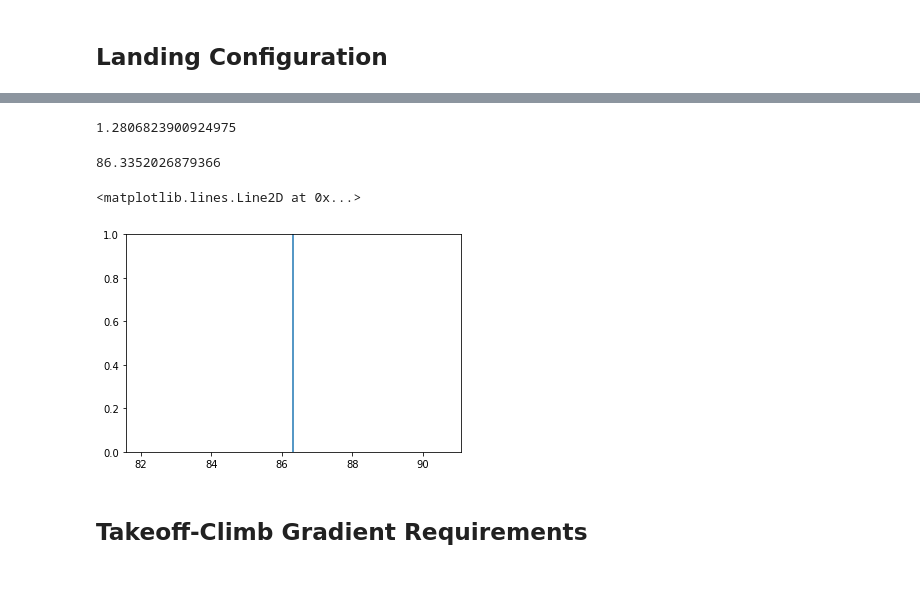
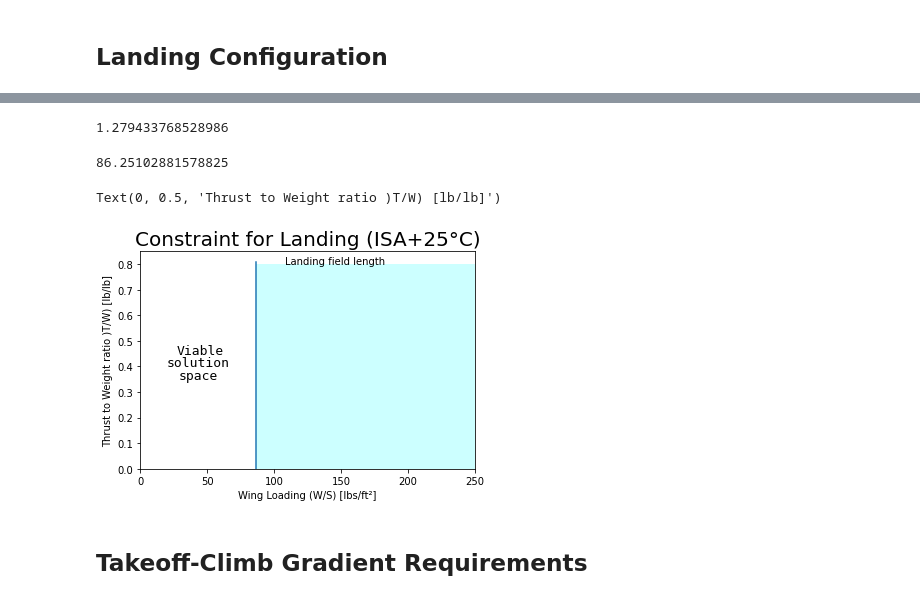
Before and after one commit to phraretein/aircraft_design_project, a Jupyter notebook: C-diagram-ISA+25.ipynb, the cells around one changed output, grey strips where cells are left out. Cells and saved outputs as stored; diff of their text form; code cells hidden in the pictures.

```diff
--- a/C-diagram-ISA+25.ipynb
+++ b/C-diagram-ISA+25.ipynb
@@ -79,4 +51,4 @@ V_A = (S_l_ft/0.3) ** 0.5
 # %%
-V_sl = V_A / 1.3
+V_sl_hot = V_A_hot / 1.3
 # %%
-V_sl_fts = V_sl * 1.68781
+V_sl_fts_hot = V_sl_hot * 1.68781
@@ -92,0 +59,2 @@ W_S_l
+# %%
+W_S_l_hot = (V_sl_fts_hot ** 2) * (rho_hot * sigma_l_hot * CL_max_l_hot) / 2
@@ -116,19 +86,29 @@ plt.show()
 # %%
 # Wing Loading Takeoff Condition
-W_S_to_l = W_S_l * (M_tow/M_lw)
+W_S_to_l_hot = W_S_l_hot * (M_tow_hot/M_lw_hot)
-# %%
-M_tow/M_lw
-# %% [output]
-1.2806823900924975
-# %%
-W_S_to_l
-# %% [output]
-86.3352026879366
-# %%
-plt.axvline(W_S_to_l, label='Landing field length')
-# %% [output]
-<matplotlib.lines.Line2D at 0x...>
-[figure, removed]
+# %%
+M_tow_hot/M_lw_hot
+# %% [output]
+1.279433768528986
+# %%
+W_S_to_l_hot
+# %% [output]
+86.25102881578825
+# %%
+plt.axvline(W_S_to_l_hot, 0, 0.95, label='Landing field length')
+plt.text(108, 0.8, "Landing field length", fontsize=10)
+plt.fill_betweenx(T_W_ratio, W_S_to_l_hot, 250, fc='aqua', alpha=0.2)
+plt.xlim(0,250)
+plt.ylim(0, 0.85)
+plt.text(27, 0.45, "Viable", family="monospace", fontsize=13)
+plt.text(20, 0.4, "solution", family="monospace", fontsize=13)
+plt.text(29, 0.35, "space", family="monospace", fontsize=13)
+plt.title("Constraint for Landing (ISA+25°C)", fontsize=20)
+plt.xlabel("Wing Loading (W/S) [lbs/ft²]")
+plt.ylabel("Thrust to Weight ratio )T/W) [lb/lb]")
+# %% [output]
+Text(0, 0.5, 'Thrust to Weight ratio )T/W) [lb/lb]')
+[figure, added]
 # %% [markdown]
 ## Takeoff-Climb Gradient Requirements
 # %%
```
Also changed, not shown: parts of 44 cells of this notebook, 2 other files.
